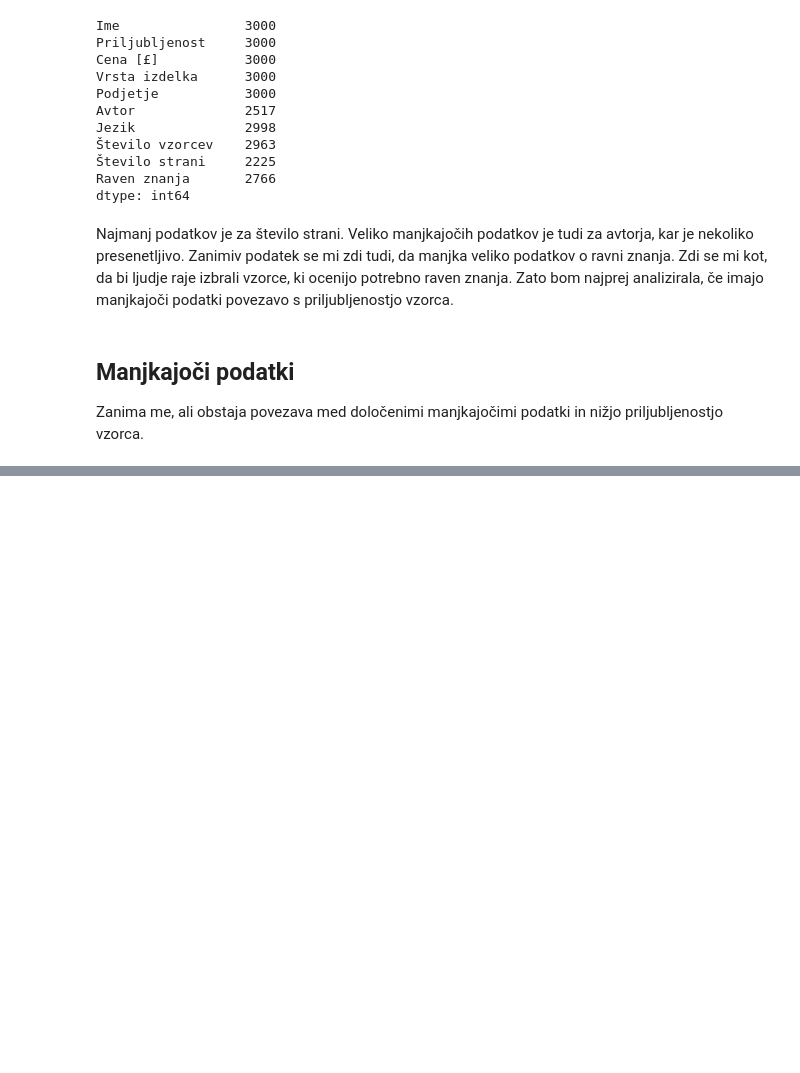
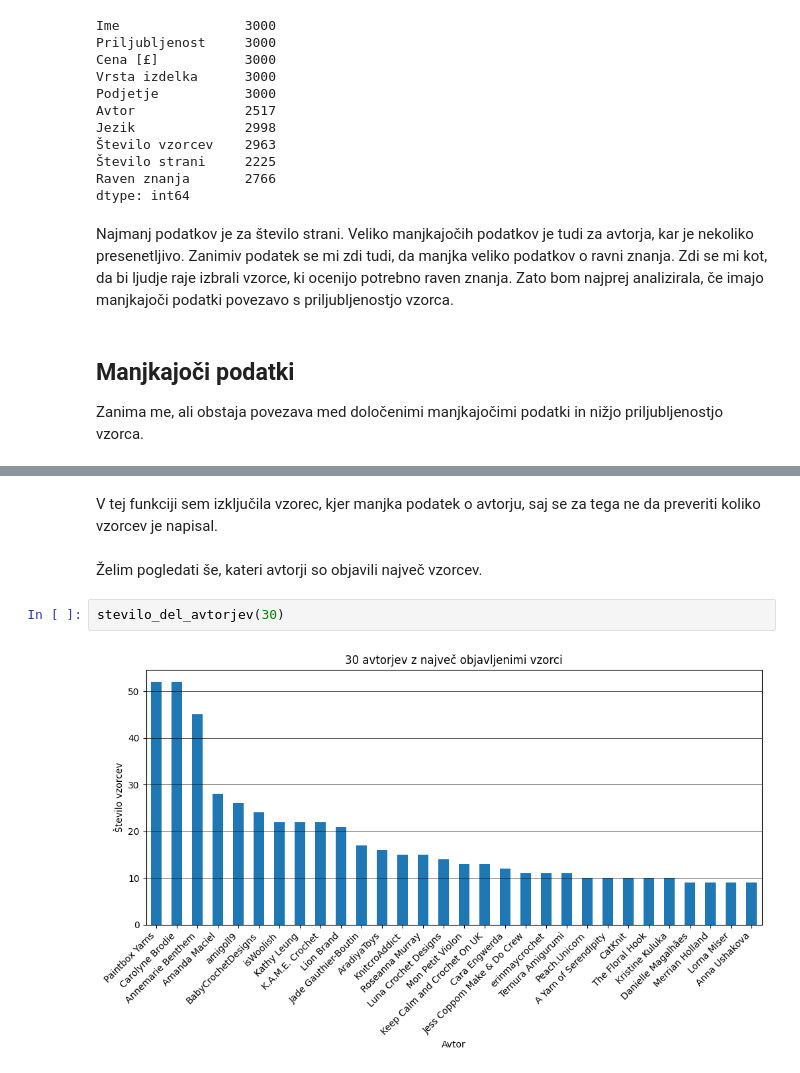
Before and after one commit to kanisaja/uvp-projektna-naloga, a Jupyter notebook: analiza_in_csv/analiza_vzorcev.ipynb, the cells around one changed output, grey strips where cells are left out. Saved outputs shown, nothing was run; the diff lists cells and outputs as text; blank space fills up the shorter version.

```diff
--- a/analiza_in_csv/analiza_vzorcev.ipynb
+++ b/analiza_in_csv/analiza_vzorcev.ipynb
@@ -49,0 +84,8 @@ Korelacija z nižjo priljubljenostjo:
+# %% [markdown]
+V tej funkciji sem izključila vzorec, kjer manjka podatek o avtorju, saj se za tega ne da preveriti koliko vzorcev je napisal.
+# %% [markdown]
+Želim pogledati še, kateri avtorji so objavili največ vzorcev.
+# %%
+stevilo_del_avtorjev(30)
+# %% [output]
+[figure, added]
```
Also changed, not shown: parts of 10 cells of this notebook, 1 other file.
